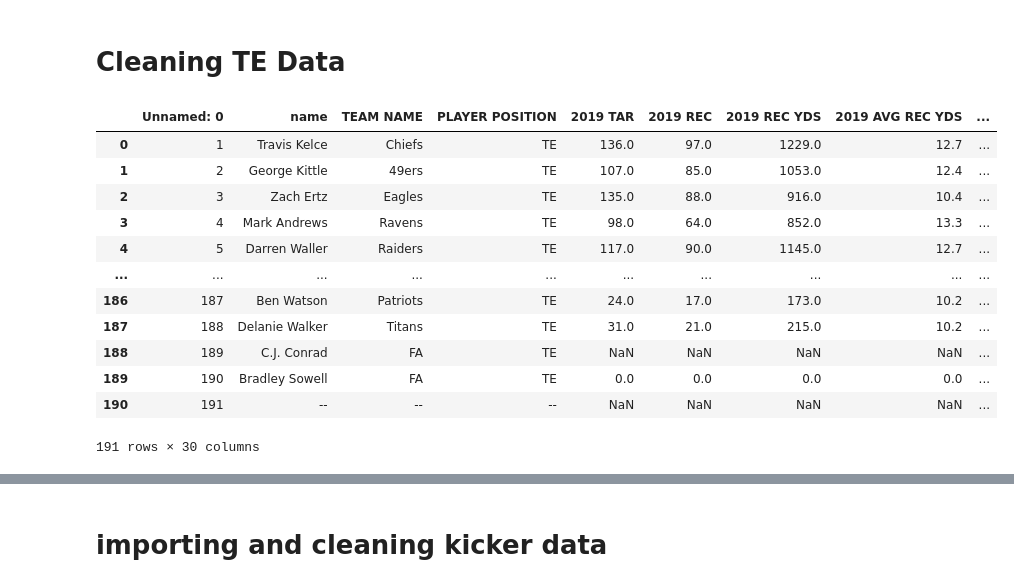
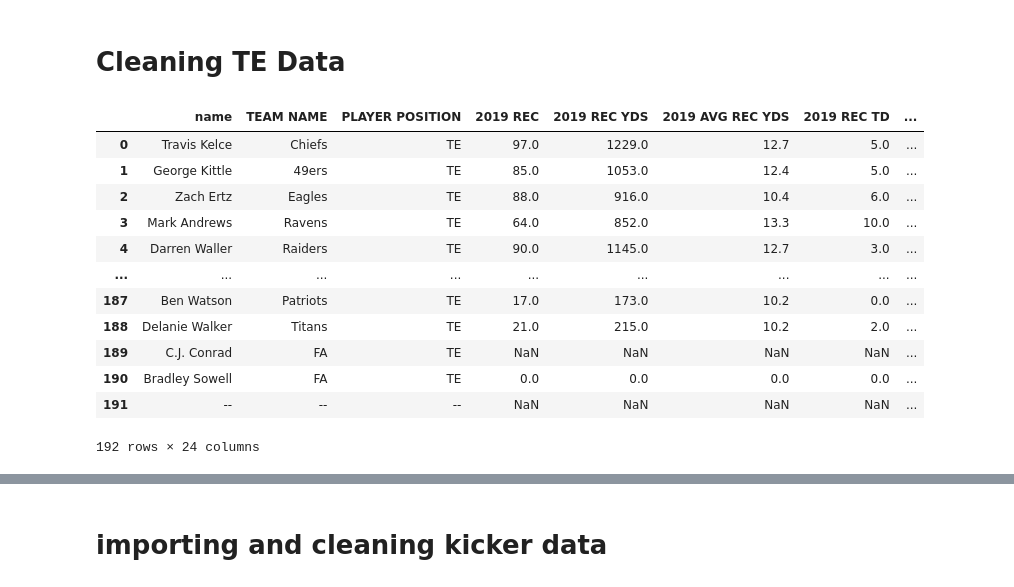
Before and after one commit to amoss038/DFS_Comparison-, a Jupyter notebook: Capstone1_Fantasy.ipynb, the cells around one changed output, grey strips where cells are left out. Cells and saved outputs as stored; diff of their text form; code cells hidden in the pictures.

```diff
--- a/Capstone1_Fantasy.ipynb
+++ b/Capstone1_Fantasy.ipynb
@@ -21,7 +21,7 @@ plt.style.use('ggplot')
 # %% [markdown]
 ## Read html
 # %%
-df = pd.read_html('https://www.footballdiehards.com/fantasyfootball/dailygames/FanDuel-Salary-data.cfm', header = 1)
+df = pd.read_html('https://www.footballdiehards.com/fantasyfootball/dailygames/Draftkings-Salary-data.cfm', header = 1)
 
 # Turn list into DatFrame
 salary = df[0].dropna(axis=0, thresh=4)
@@ -186,23 +202,23 @@ te = te.rename(columns={'PLAYER NAME': 'name'})
 # %%
 #merging te projections with SALARY
 
 te_sal = pd.merge(te, salary, how='left', left_on='name', right_on='name')
 
-te_sal
+te_sal.drop(['Pos', 'year', 'week', 'Unnamed: 0', '2019 TAR', '2020 OUTLOOK' ], axis=1)
 # %% [output]
-|  | Unnamed: 0 | name | TEAM NAME | PLAYER POSITION | 2019 TAR | 2019 REC | 2019 REC YDS | 2019 AVG REC YDS | ... |
-| 0 | 1 | Travis Kelce | Chiefs | TE | 136.0 | 97.0 | 1229.0 | 12.7 | ... |
-| 1 | 2 | George Kittle | 49ers | TE | 107.0 | 85.0 | 1053.0 | 12.4 | ... |
-| 2 | 3 | Zach Ertz | Eagles | TE | 135.0 | 88.0 | 916.0 | 10.4 | ... |
-| 3 | 4 | Mark Andrews | Ravens | TE | 98.0 | 64.0 | 852.0 | 13.3 | ... |
-| 4 | 5 | Darren Waller | Raiders | TE | 117.0 | 90.0 | 1145.0 | 12.7 | ... |
-| ... | ... | ... | ... | ... | ... | ... | ... | ... | ... |
-| 186 | 187 | Ben Watson | Patriots | TE | 24.0 | 17.0 | 173.0 | 10.2 | ... |
-| 187 | 188 | Delanie Walker | Titans | TE | 31.0 | 21.0 | 215.0 | 10.2 | ... |
-| 188 | 189 | C.J. Conrad | FA | TE | NaN | NaN | NaN | NaN | ... |
-| 189 | 190 | Bradley Sowell | FA | TE | 0.0 | 0.0 | 0.0 | 0.0 | ... |
-| 190 | 191 | -- | -- | -- | NaN | NaN | NaN | NaN | ... |
+|  | name | TEAM NAME | PLAYER POSITION | 2019 REC | 2019 REC YDS | 2019 AVG REC YDS | 2019 REC TD | ... |
+| 0 | Travis Kelce | Chiefs | TE | 97.0 | 1229.0 | 12.7 | 5.0 | ... |
+| 1 | George Kittle | 49ers | TE | 85.0 | 1053.0 | 12.4 | 5.0 | ... |
+| 2 | Zach Ertz | Eagles | TE | 88.0 | 916.0 | 10.4 | 6.0 | ... |
+| 3 | Mark Andrews | Ravens | TE | 64.0 | 852.0 | 13.3 | 10.0 | ... |
+| 4 | Darren Waller | Raiders | TE | 90.0 | 1145.0 | 12.7 | 3.0 | ... |
+| ... | ... | ... | ... | ... | ... | ... | ... | ... |
+| 187 | Ben Watson | Patriots | TE | 17.0 | 173.0 | 10.2 | 0.0 | ... |
+| 188 | Delanie Walker | Titans | TE | 21.0 | 215.0 | 10.2 | 2.0 | ... |
+| 189 | C.J. Conrad | FA | TE | NaN | NaN | NaN | NaN | ... |
+| 190 | Bradley Sowell | FA | TE | 0.0 | 0.0 | 0.0 | 0.0 | ... |
+| 191 | -- | -- | -- | NaN | NaN | NaN | NaN | ... |
-191 rows × 30 columns
+192 rows × 24 columns
 # %%
 #Drop columns with meaningless values and leave out rows where Salary == NaN values
 
```
Also changed, not shown: parts of 17 cells of this notebook.
